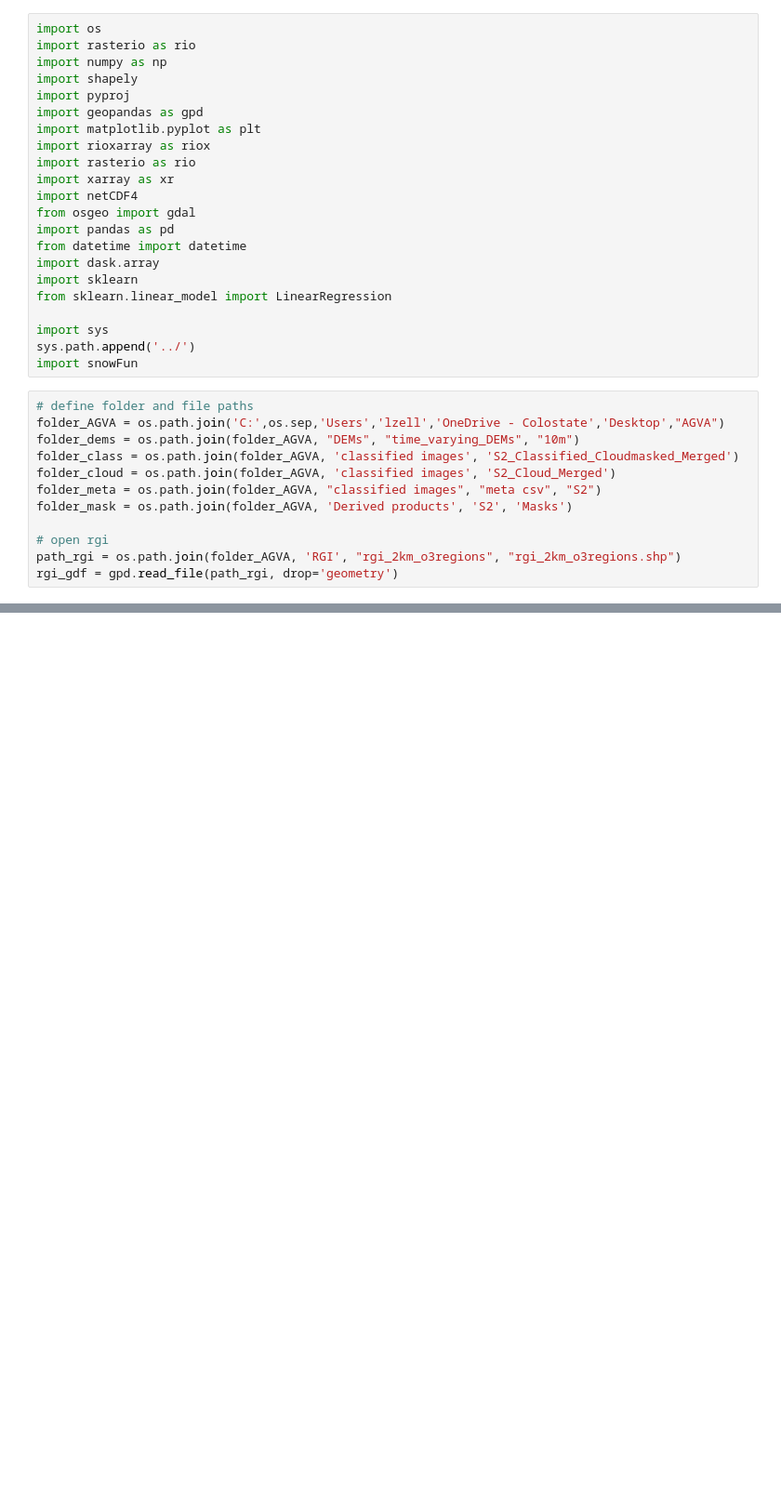
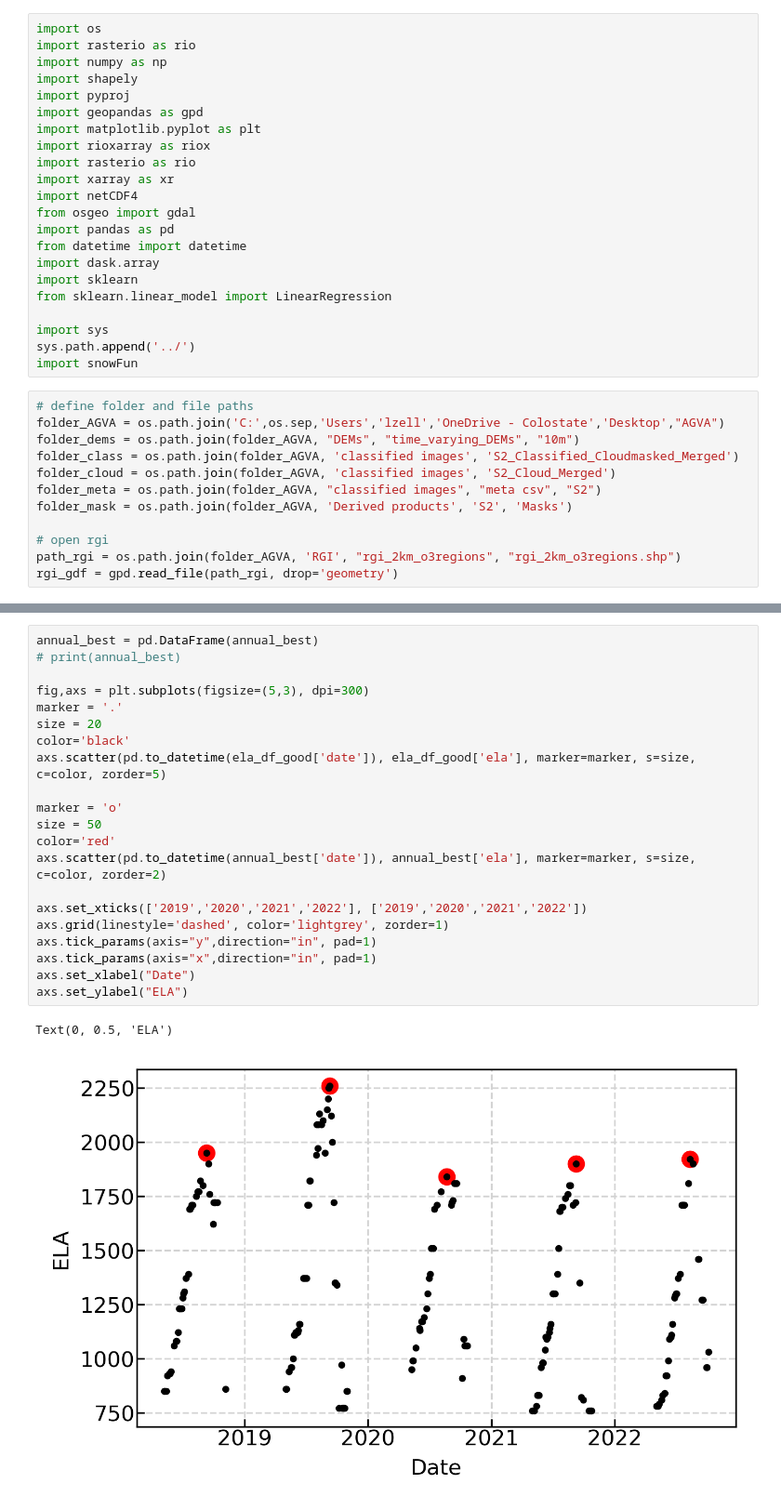
Before and after one commit to lucas-zeller/Glacier-Snow-Lines, a Jupyter notebook: processing workflow/08_get_best_ELA.ipynb, the cells around one changed output, grey strips where cells are left out. Shown at 93% size. Drawn from its saved outputs; the diff is of its cells as text; blank space fills up the shorter version.

```diff
--- a/processing workflow/08_get_best_ELA.ipynb
+++ b/processing workflow/08_get_best_ELA.ipynb
@@ -391,0 +383,24 @@ Text(0.5, 0.98, 'RGI60-01.13696')
+# %%
+annual_best = pd.DataFrame(annual_best)
+# print(annual_best)
+
+fig,axs = plt.subplots(figsize=(5,3), dpi=300)
+marker = '.'
+size = 20
+color='black'
+axs.scatter(pd.to_datetime(ela_df_good['date']), ela_df_good['ela'], marker=marker, s=size, c=color, zorder=5)
+
+marker = 'o'
+size = 50
+color='red'
+axs.scatter(pd.to_datetime(annual_best['date']), annual_best['ela'], marker=marker, s=size, c=color, zorder=2)
+
+axs.set_xticks(['2019','2020','2021','2022'], ['2019','2020','2021','2022'])
+axs.grid(linestyle='dashed', color='lightgrey', zorder=1)
+axs.tick_params(axis="y",direction="in", pad=1)
+axs.tick_params(axis="x",direction="in", pad=1)
+axs.set_xlabel("Date")
+axs.set_ylabel("ELA")
+# %% [output]
+Text(0, 0.5, 'ELA')
+[figure, added]
```
Also changed, not shown: parts of 3 cells of this notebook, 9 other files.
